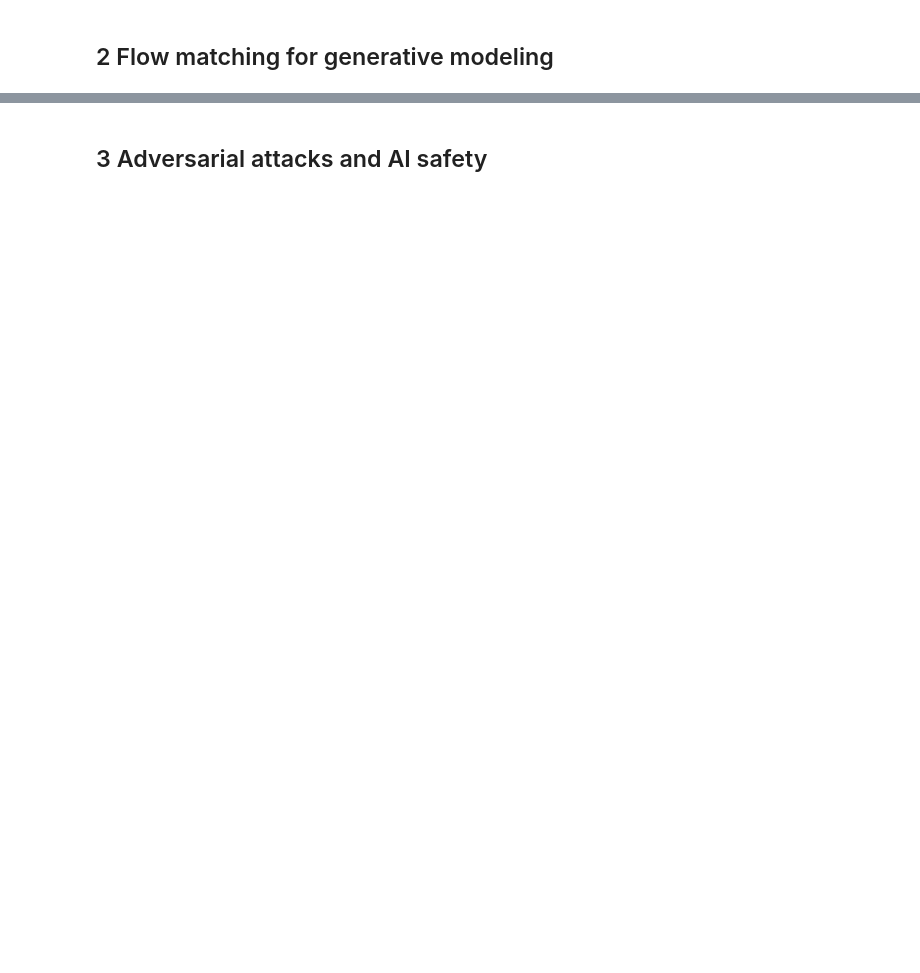
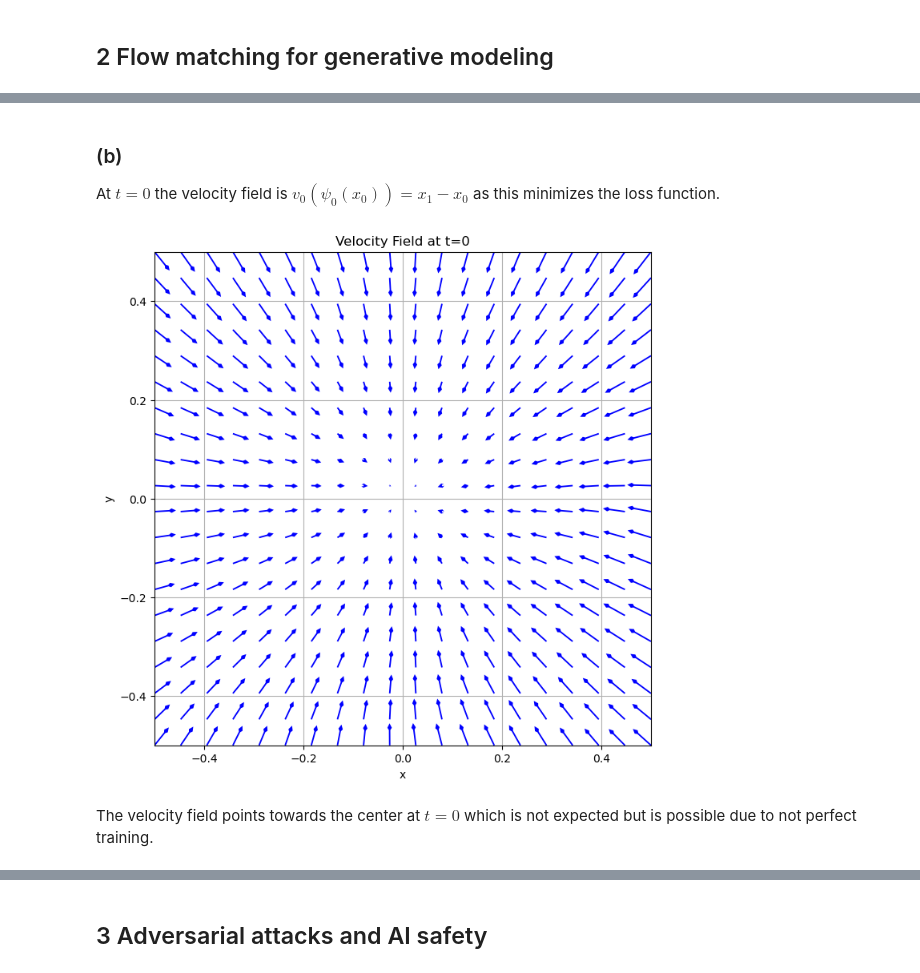
Before and after one commit to Alex2667/mlph_w24, a Jupyter notebook: sheet10/sheet10.ipynb, the cells around one changed output, grey strips where cells are left out. Saved outputs shown, nothing was run; the diff lists cells and outputs as text; code cells hidden in the pictures; blank space fills up the shorter version.

```diff
--- a/sheet10/sheet10.ipynb
+++ b/sheet10/sheet10.ipynb
@@ -104,0 +306,40 @@ for epoch in tqdm(range(num_epochs)):
+# %% [markdown]
+### (b)
+At $t=0$ the velocity field is $v_0(\psi _0(x_0))=x_1-x_0$ as this minimizes the loss function.
+# %%
+import numpy as np
+import torch
+import matplotlib.pyplot as plt
+
+# Create a grid of points in the range [-0.5, 0.5]^2
+grid_size = 20
+x_vals = np.linspace(-0.5, 0.5, grid_size)
+y_vals = np.linspace(-0.5, 0.5, grid_size)
+xx, yy = np.meshgrid(x_vals, y_vals)
+grid_points = torch.tensor(np.stack([xx.ravel(), yy.ravel()], axis=1), dtype=torch.float32)
+
+grid_points = grid_points.to(device)
+
+# Set t = 0 for all points
+t = torch.zeros(grid_points.shape[0], 1).to(device) # +torch.tensor([0.5]).to(device)
+
+# Get the velocity field v_0 at t = 0
+velocity = model(torch.cat([grid_points, t], dim=1))  # [x, y, t] input
+
+# Reshape velocity to match the grid size
+vx = velocity[:, 0].cpu().detach().numpy().reshape(grid_size, grid_size)
+vy = velocity[:, 1].cpu().detach().numpy().reshape(grid_size, grid_size)
+
+plt.figure(figsize=(8, 8))
+plt.quiver(xx, yy, vx, vy, scale=10, color='b', headlength=3)
+plt.xlim([-0.5, 0.5])
+plt.ylim([-0.5, 0.5])
+plt.title("Velocity Field at t=0")
+plt.xlabel("x")
+plt.ylabel("y")
+plt.grid(True)
+plt.show()
+# %% [output]
+[figure, added]
+# %% [markdown]
+The velocity field points towards the center at $t=0$ which is not expected but is possible due to not perfect training.
```
Also changed, not shown: parts of 26 cells of this notebook, 3 other files.
